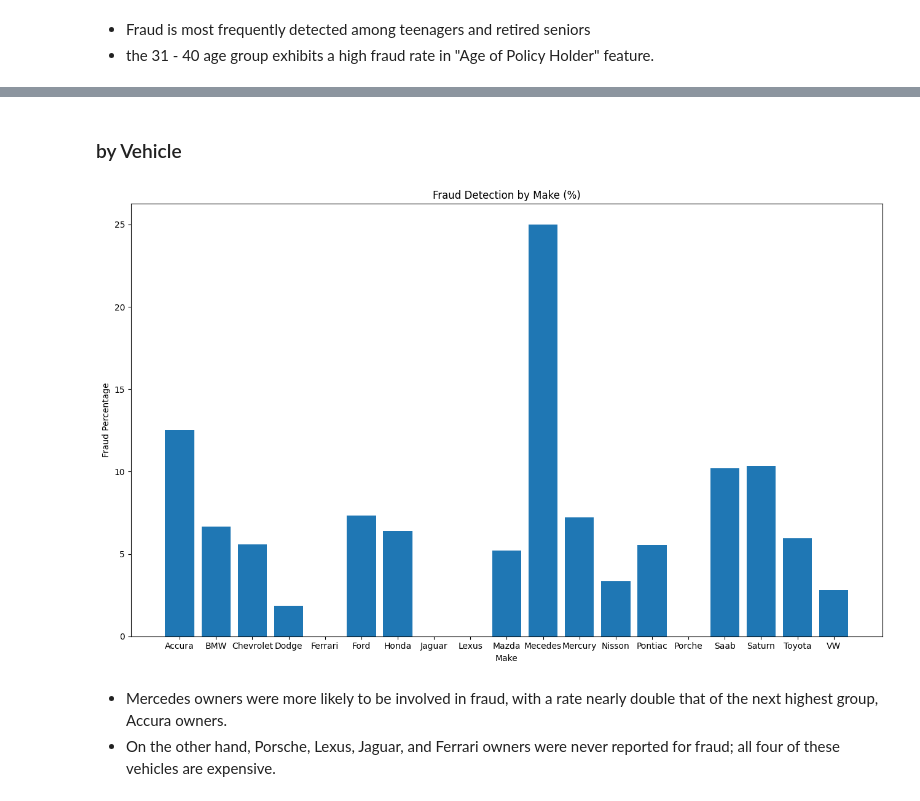
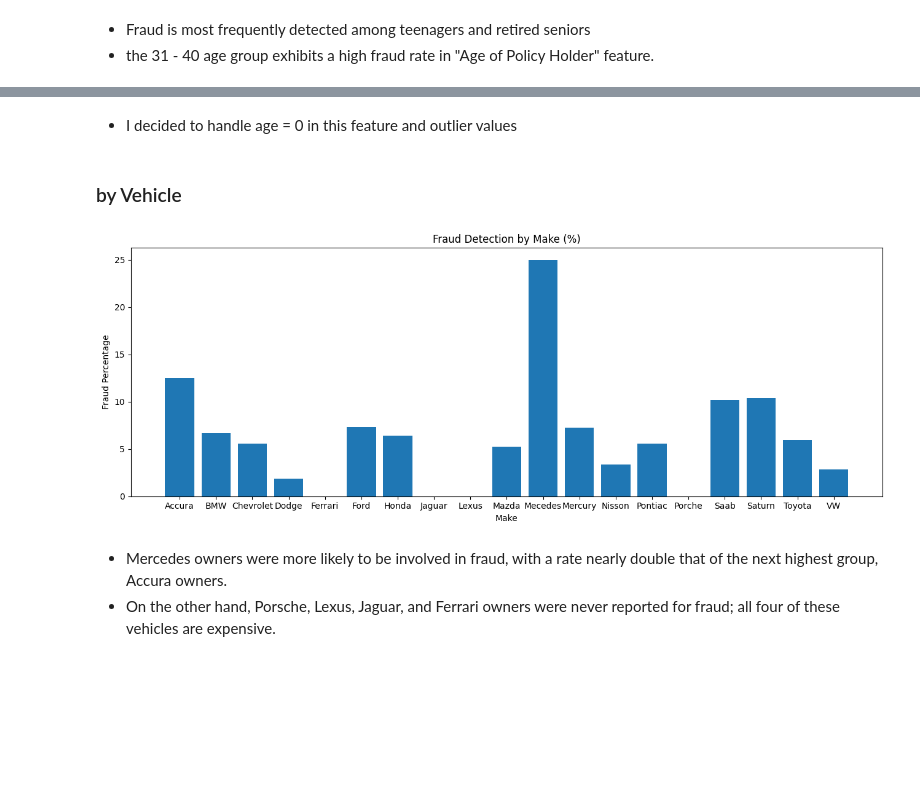
Before and after one commit to CaoDien2003/nguyencaodien2102048, a Jupyter notebook: HOMEWORK/HW1/vehicle_insurance_claim_fraud_detection.ipynb, the cells around one changed output, grey strips where cells are left out. Saved outputs shown, nothing was run; the diff lists cells and outputs as text; code cells hidden in the pictures; blank space fills up the shorter version.

```diff
--- a/HOMEWORK/HW1/vehicle_insurance_claim_fraud_detection.ipynb
+++ b/HOMEWORK/HW1/vehicle_insurance_claim_fraud_detection.ipynb
@@ -218,9 +291,11 @@ fraud_by_feature('AgeOfPolicyHolder', df, figsize=(8,6))
+# %% [markdown]
+- I decided to handle age = 0 in this feature and outlier values
 # %% [markdown]
 ### by Vehicle
 # %%
-fraud_by_feature('Make', df, figsize=(13,8))
+fraud_by_feature('Make', df, figsize=(13,5))
 # %% [output]
-[figure, old version]
+[figure, new version]
 # %% [markdown]
 - Mercedes owners were more likely to be involved in fraud, with a rate nearly double that of the next highest group, Accura owners.
 - On the other hand, Porsche, Lexus, Jaguar, and Ferrari owners were never reported for fraud; all four of these vehicles are expensive.
```
Also changed, not shown: parts of 48 cells of this notebook.
